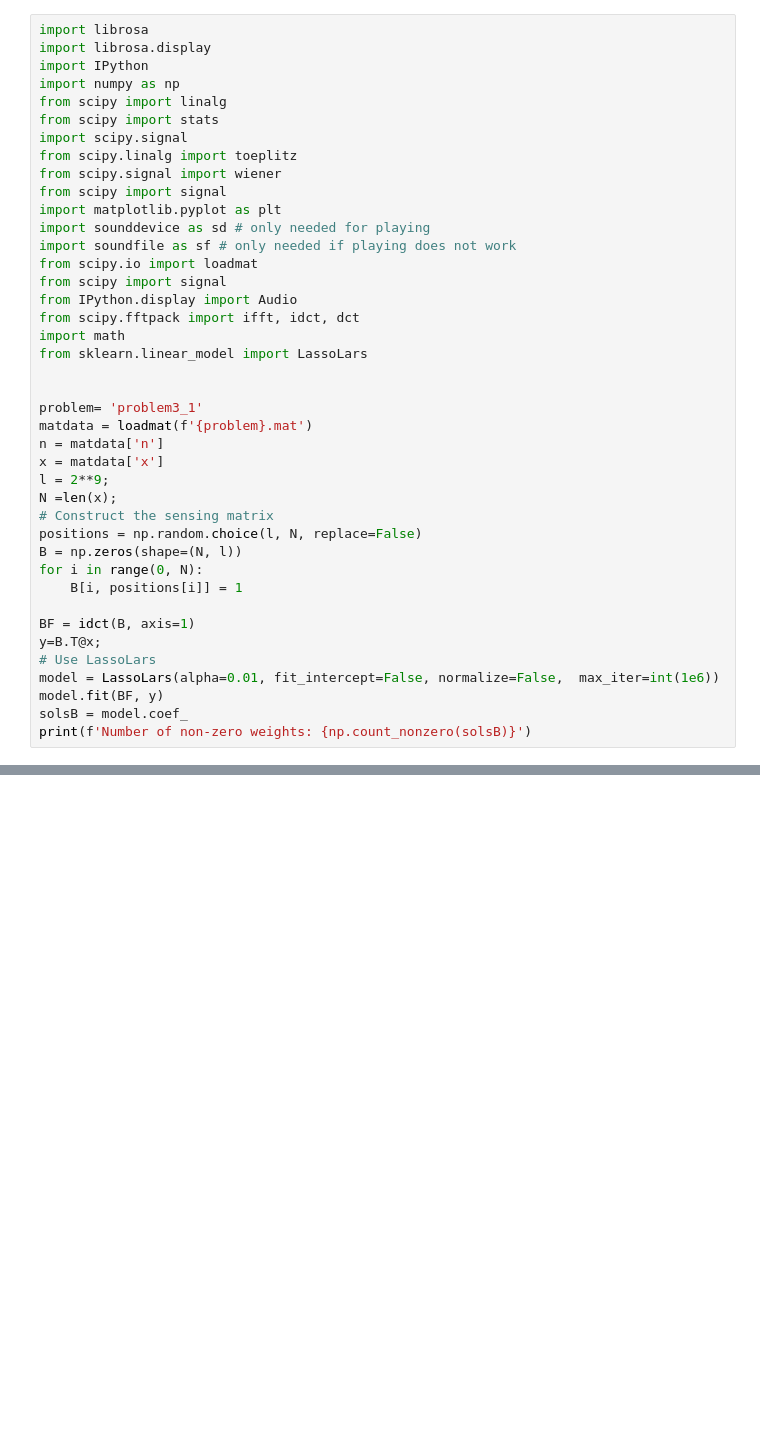
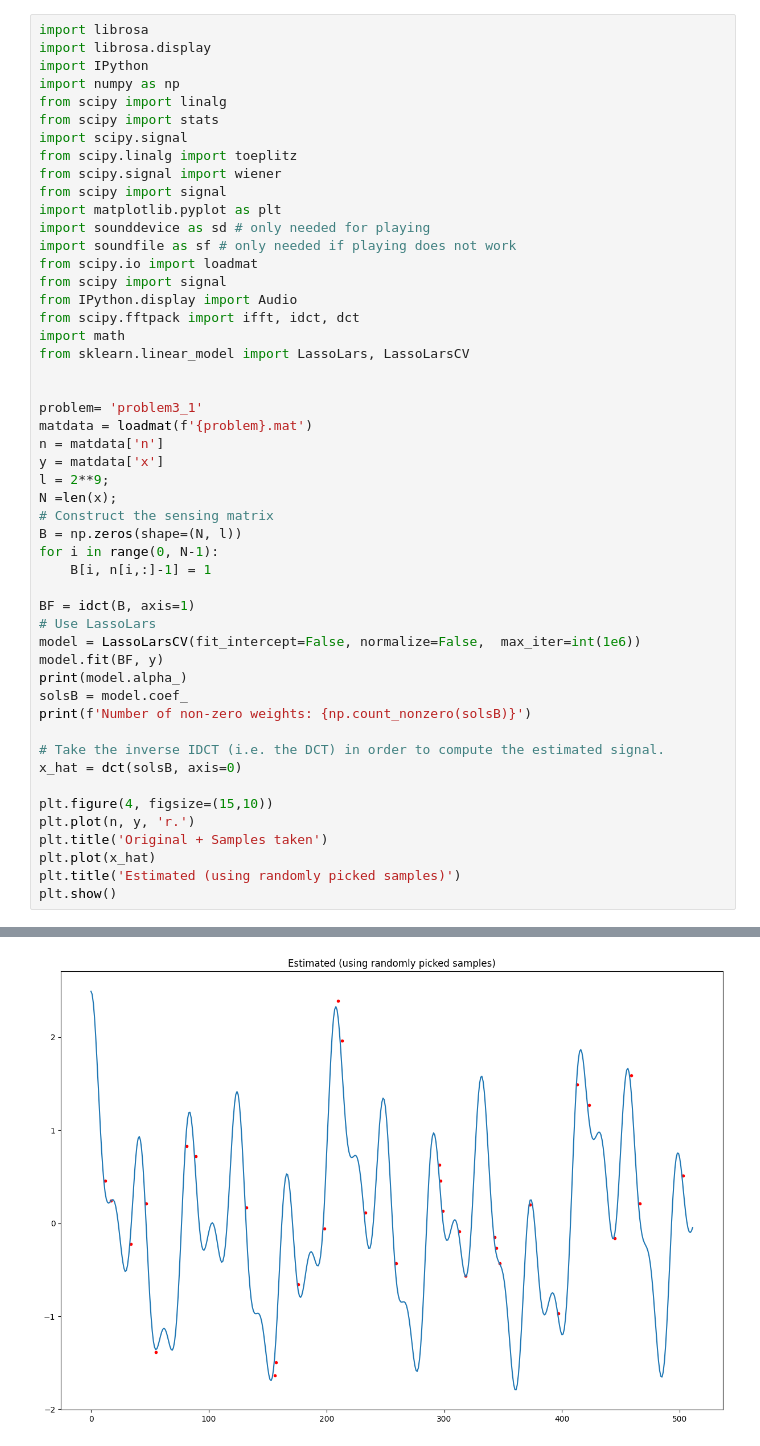
Before and after one commit to s184012/ml-in-signal-assignment3, a Jupyter notebook: problemset3.ipynb, the cells around one changed output, grey strips where cells are left out. Saved outputs shown, nothing was run; the diff lists cells and outputs as text; blank space fills up the shorter version.

```diff
--- a/problemset3.ipynb
+++ b/problemset3.ipynb
@@ -17,26 +17,35 @@ from scipy import signal
 from IPython.display import Audio
 from scipy.fftpack import ifft, idct, dct
 import math
-from sklearn.linear_model import LassoLars
+from sklearn.linear_model import LassoLars, LassoLarsCV
 
 
 problem= 'problem3_1'
 matdata = loadmat(f'{problem}.mat')
 n = matdata['n']
-x = matdata['x']
+y = matdata['x']
 l = 2**9;
 N =len(x);
 # Construct the sensing matrix
-positions = np.random.choice(l, N, replace=False)
 B = np.zeros(shape=(N, l))
-for i in range(0, N):
-    B[i, positions[i]] = 1
+for i in range(0, N-1):
+    B[i, n[i,:]-1] = 1
 
 BF = idct(B, axis=1)
-y=B.T@x;
 # Use LassoLars
-model = LassoLars(alpha=0.01, fit_intercept=False, normalize=False,  max_iter=int(1e6))
+model = LassoLarsCV(fit_intercept=False, normalize=False,  max_iter=int(1e6))
 model.fit(BF, y)
+print(model.alpha_)
 solsB = model.coef_
 print(f'Number of non-zero weights: {np.count_nonzero(solsB)}')
+
+# Take the inverse IDCT (i.e. the DCT) in order to compute the estimated signal.
+x_hat = dct(solsB, axis=0)
+
+plt.figure(4, figsize=(15,10))
+plt.plot(n, y, 'r.')
+plt.title('Original + Samples taken')
+plt.plot(x_hat)
+plt.title('Estimated (using randomly picked samples)')
+plt.show()
 # %% [output]
@@ -43,0 +54 @@ ValueError: Found input variables with inconsistent numbers of samples: [32, 512
+[figure, added]
```
Also changed, not shown: parts of 1 cell of this notebook.
